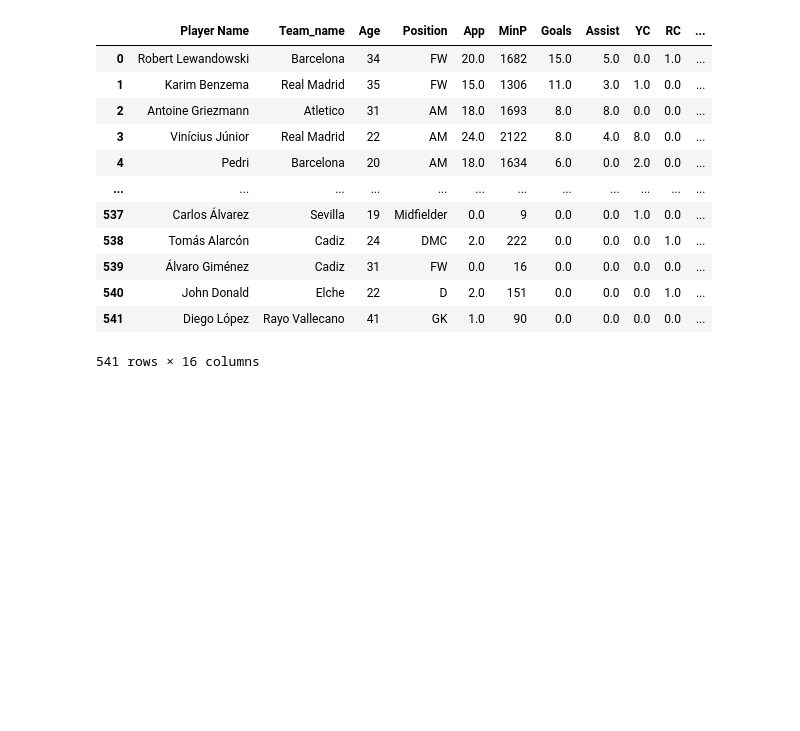
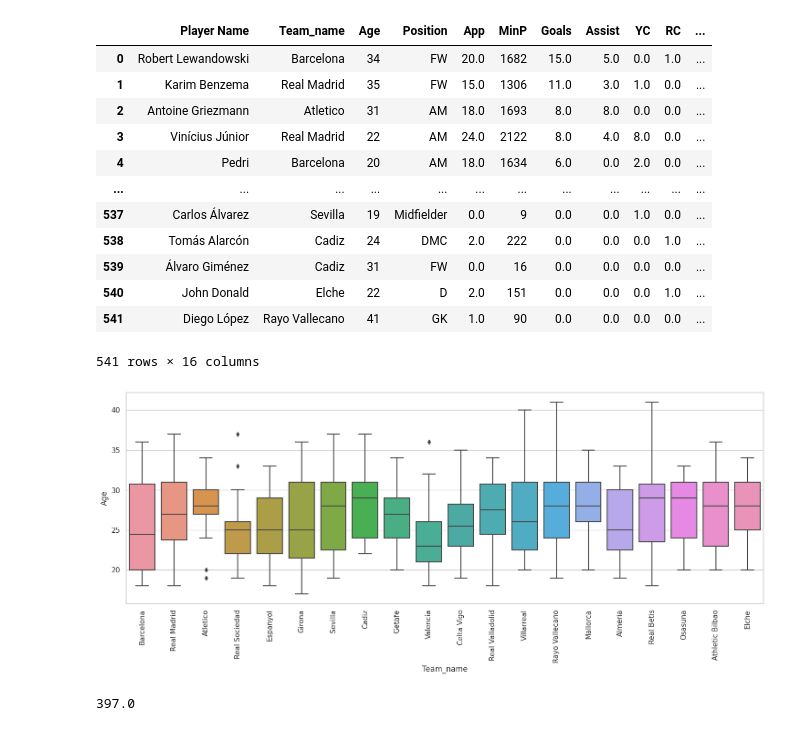
Before and after one commit to ankit-chuahan/Air_bnb_project, a Jupyter notebook: Laliga_2022.ipynb, the cells around one changed output. Saved outputs shown, nothing was run; the diff lists cells and outputs as text; code cells hidden in the pictures; blank space fills up the shorter version.

```diff
--- a/Laliga_2022.ipynb
+++ b/Laliga_2022.ipynb
@@ -262,3 +275,15 @@ laliga
 | 540 | John Donald | Elche | 22 | D | 2.0 | 151 | 0.0 | 0.0 | 0.0 | 1.0 | ... |
 | 541 | Diego López | Rayo Vallecano | 41 | GK | 1.0 | 90 | 0.0 | 0.0 | 0.0 | 0.0 | ... |
 541 rows × 16 columns
+# %%
+plt.figure(figsize=(18,6))
+sns.boxplot(x='Team_name' , y='Age' ,data=laliga )
+plt.xticks(rotation=90)
+plt.show()
+# %% [output]
+[figure, added]
+# %%
+laliga['Goals'].sum()
+laliga['Assist'].sum()dodge=0.7
+# %% [output]
+397.0
```
Also changed, not shown: parts of 7 cells of this notebook.
